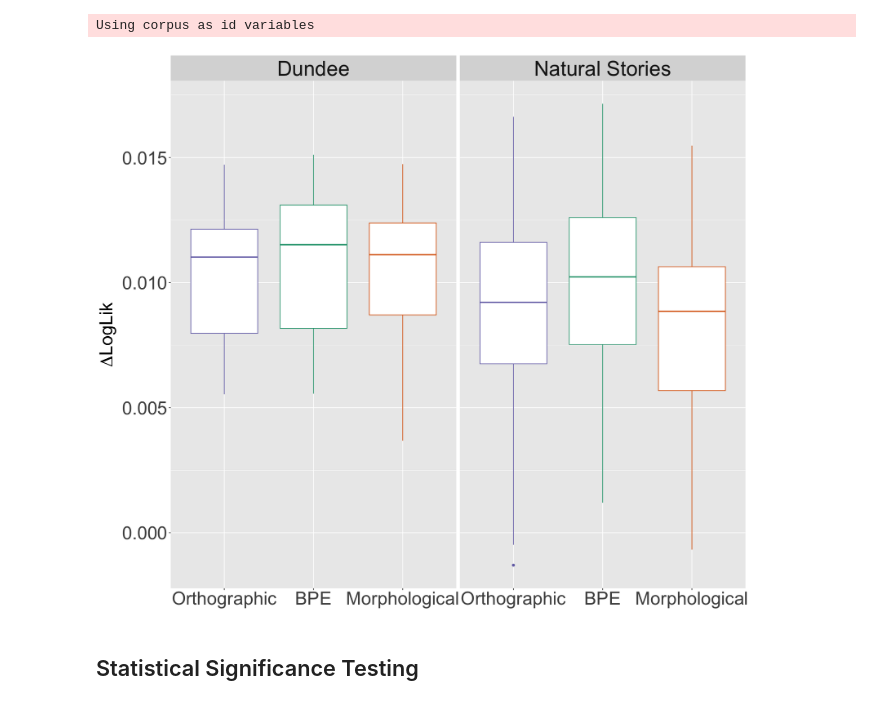
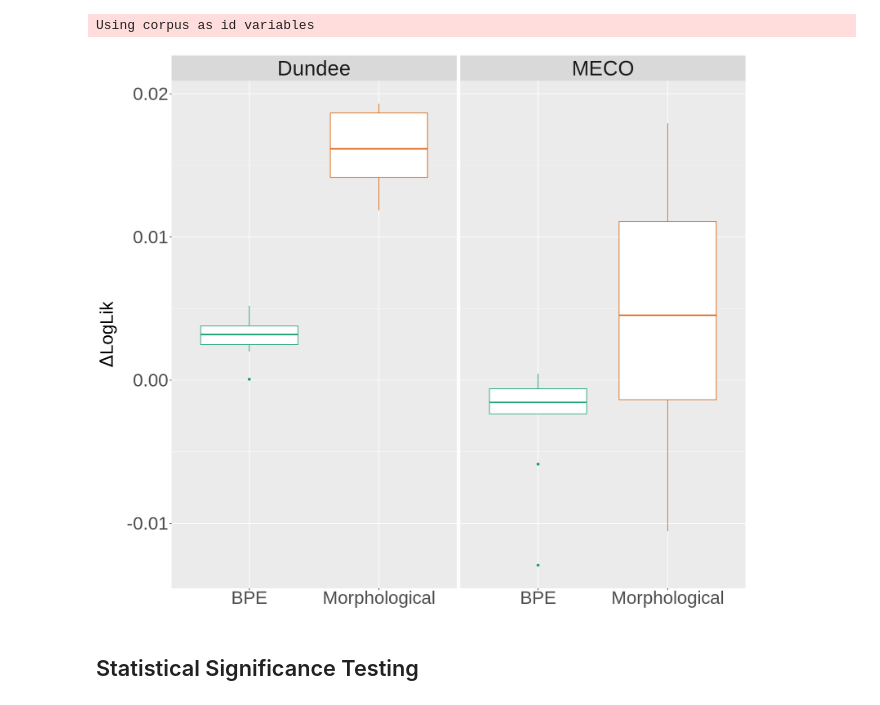
Before and after one commit to sathvikn/dl-psych-tokenization, a Jupyter notebook: regression_analysis.ipynb, the cells around one changed output. Saved outputs shown, nothing was run; the diff lists cells and outputs as text; code cells hidden in the pictures.

Commit message:
run analysis of other tokens for transformer results

```diff
--- a/regression_analysis.ipynb
+++ b/regression_analysis.ipynb
@@ -62,0 +64,4 @@ prev_freq_1:prev_len_1  -0.9677470  0.1693481  -5.7145415 1.108607e-08
+# %%
+meco_et <- all_data[all_data$corpus == "meco",]
+meco_bpe <- meco_et[meco_et$tokenization == "bpe", ]
+meco_morph <- meco_et[meco_et$tokenization == "morphological", ]
@@ -186,20 +171,21 @@ cross_validate <- function(data, indices, control_formula, surprisal_formula) {
     predictive_power
 }
 # %%
-corpus_cv <- function(orth_data, bpe_data, morph_data, control_formula, surprisal_formula) {
-    shuffled_indices <- sample(nrow(orth_data))
+corpus_cv <- function(bpe_data, morph_data, control_formula, surprisal_formula) {
+    shuffled_indices <- sample(nrow(morph_data))
     cv_results <- data.frame(
-      orthographic = cross_validate(orth_data, shuffled_indices, control_formula, surprisal_formula),
        bpe = cross_validate(bpe_data, shuffled_indices, control_formula, surprisal_formula),
        morphological = cross_validate(morph_data, shuffled_indices, control_formula, surprisal_formula)
     )
     cv_results
 }
 # %%
-dundee_cv_results <- corpus_cv(dundee_orth, dundee_bpe, dundee_morph, et_control_formula, et_surprisal_formula)
-natural_stories_cv_results <- corpus_cv(natural_stories_orth, natural_stories_bpe, natural_stories_morph,
-                                        spr_control_formula, spr_surprisal_formula)
+dundee_cv_results <- corpus_cv(dundee_bpe, dundee_morph, et_control_formula, et_surprisal_formula)
+# natural_stories_cv_results <- corpus_cv(natural_stories_orth, natural_stories_bpe, natural_stories_morph,
+                                        # spr_control_formula, spr_surprisal_formula)
+meco_cv_results <- corpus_cv(meco_bpe, meco_morph,
+                                        et_control_formula, et_surprisal_formula)
 # %%
 dundee_cv_results$corpus = 'Dundee'
-natural_stories_cv_results$corpus = 'Natural Stories'
-combined_cv <- rbind(dundee_cv_results, natural_stories_cv_results)
+meco_cv_results$corpus = 'MECO'
+combined_cv <- rbind(dundee_cv_results, meco_cv_results)
@@ -232,16 +227,16 @@ combined_cv <- combined_cv %>%
 # %%
 options(repr.plot.width=14, repr.plot.height=12)
 # %%
-custom_order <- c("Orthographic", "BPE", "Morphological")
+custom_order <- c("BPE", "Morphological")
 
 plt <- ggplot(combined_cv, aes(x = factor(Tokenization, levels = custom_order), y = value, color = Tokenization)) + geom_boxplot()
 plt <- plt + ylab(expression(paste(Delta, "LogLik")))
 theme <- theme(axis.title = element_text(size = 28), axis.title.x = element_blank(), axis.text.x = element_text(size = 28),
                axis.text.y = element_text(size = 28),
                strip.text.x = element_text(size = 32), legend.position = "none")
 plt + facet_grid(. ~corpus) + theme + labs(fill = "Tokenization") + scale_color_brewer(palette = "Dark2")
 # %% [output]
-[figure, old version]
+[figure, new version]
 # %% [markdown]
 ## Statistical Significance Testing
 # %% [markdown]
```
Also changed, not shown: parts of 73 cells of this notebook.
